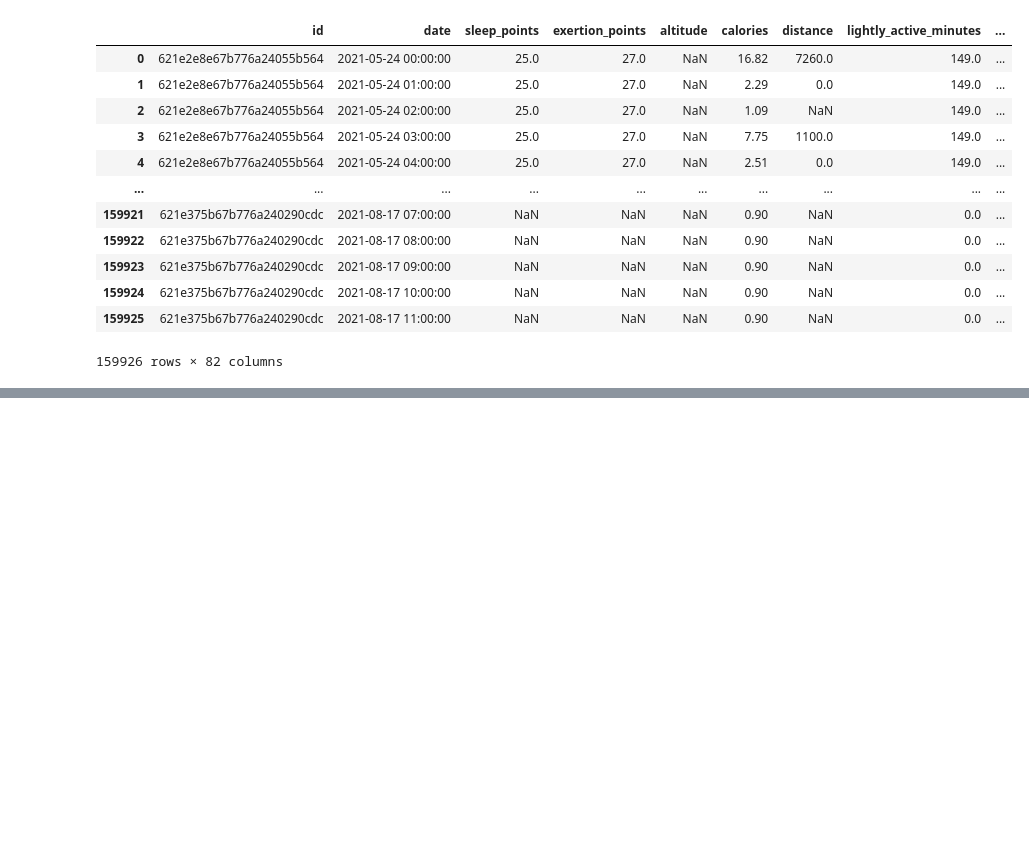
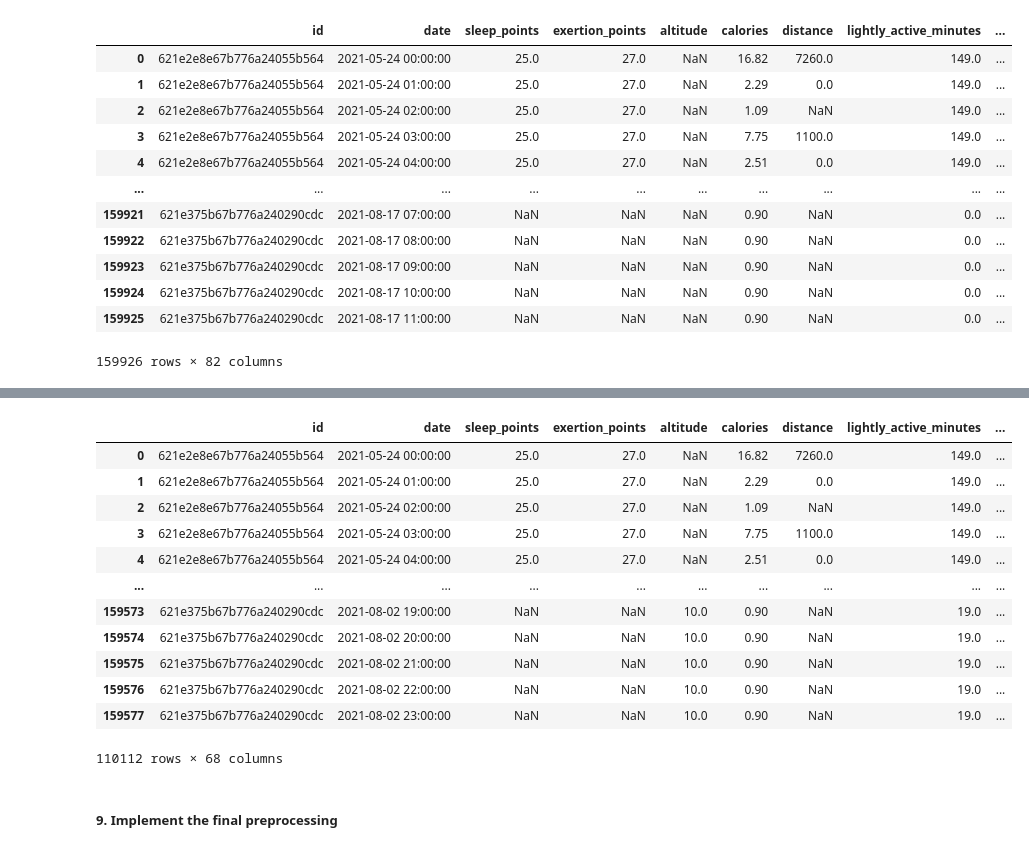
Before and after one commit to eparascho/LLMs-for-explanations, a Jupyter notebook: preprocessing/training_set_preprocessing.ipynb, the cells around one changed output, grey strips where cells are left out. Saved outputs shown, nothing was run; the diff lists cells and outputs as text; code cells hidden in the pictures; blank space fills up the shorter version.

Commit message:
training set preprocessing: steps 7 & 8

```diff
--- a/preprocessing/training_set_preprocessing.ipynb
+++ b/preprocessing/training_set_preprocessing.ipynb
@@ -547,0 +586,3 @@ report.show_browser()
+# %%
+training_df = pd.read_pickle('../data/preprocessing_temps/dropped_columns_training_df.pkl')
+training_df
@@ -547,0 +603,20 @@ report.show_browser()
+# %%
+threshold = int(0.8 * len(training_df.columns))
+dropped_records_training_df = training_df[training_df.isnull().sum(axis=1) <= threshold]
+dropped_records_training_df
+# %% [output]
+|  | id | date | sleep_points | exertion_points | altitude | calories | distance | lightly_active_minutes | ... |
+| 0 | 621e2e8e67b776a24055b564 | 2021-05-24 00:00:00 | 25.0 | 27.0 | NaN | 16.82 | 7260.0 | 149.0 | ... |
+| 1 | 621e2e8e67b776a24055b564 | 2021-05-24 01:00:00 | 25.0 | 27.0 | NaN | 2.29 | 0.0 | 149.0 | ... |
+| 2 | 621e2e8e67b776a24055b564 | 2021-05-24 02:00:00 | 25.0 | 27.0 | NaN | 1.09 | NaN | 149.0 | ... |
+| 3 | 621e2e8e67b776a24055b564 | 2021-05-24 03:00:00 | 25.0 | 27.0 | NaN | 7.75 | 1100.0 | 149.0 | ... |
+| 4 | 621e2e8e67b776a24055b564 | 2021-05-24 04:00:00 | 25.0 | 27.0 | NaN | 2.51 | 0.0 | 149.0 | ... |
+| ... | ... | ... | ... | ... | ... | ... | ... | ... | ... |
+| 159573 | 621e375b67b776a240290cdc | 2021-08-02 19:00:00 | NaN | NaN | 10.0 | 0.90 | NaN | 19.0 | ... |
+| 159574 | 621e375b67b776a240290cdc | 2021-08-02 20:00:00 | NaN | NaN | 10.0 | 0.90 | NaN | 19.0 | ... |
+| 159575 | 621e375b67b776a240290cdc | 2021-08-02 21:00:00 | NaN | NaN | 10.0 | 0.90 | NaN | 19.0 | ... |
+| 159576 | 621e375b67b776a240290cdc | 2021-08-02 22:00:00 | NaN | NaN | 10.0 | 0.90 | NaN | 19.0 | ... |
+| 159577 | 621e375b67b776a240290cdc | 2021-08-02 23:00:00 | NaN | NaN | 10.0 | 0.90 | NaN | 19.0 | ... |
+110112 rows × 68 columns
+# %% [markdown]
+##### 9. Implement the final preprocessing
```
Also changed, not shown: parts of 8 cells of this notebook, 1 other file.
